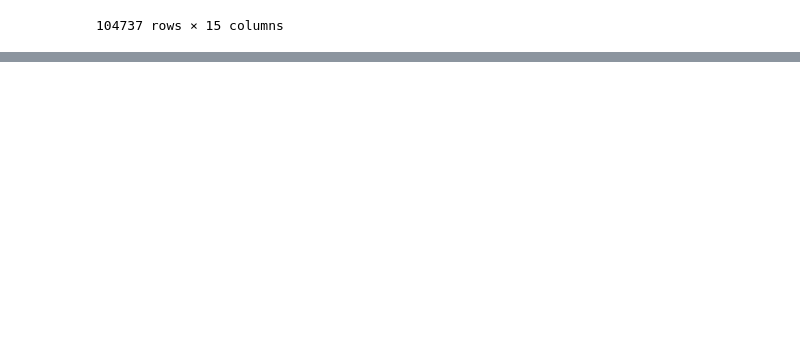
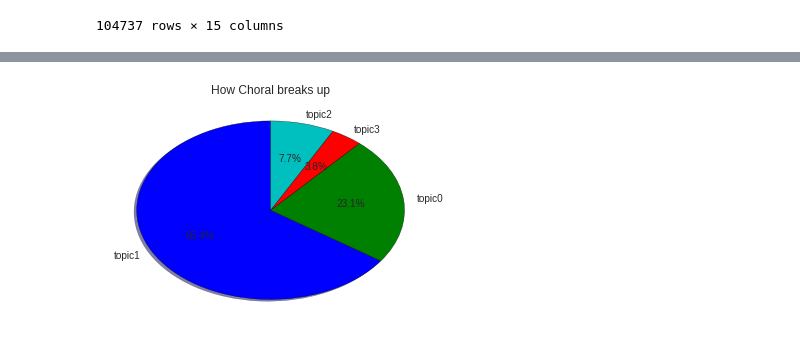
Before and after one commit to MichiganDataScienceTeam/ums-team-stroud, a Jupyter notebook: plots_deluxxx.ipynb, the cells around one changed output, grey strips where cells are left out. Cells and saved outputs as stored; diff of their text form; code cells hidden in the pictures; blank space fills up the shorter version.

```diff
--- a/plots_deluxxx.ipynb
+++ b/plots_deluxxx.ipynb
@@ -259,0 +441,4 @@ df
+# %%
+pie_from_counter(topic_similarity['Choral'], 'Chamber', 'How Choral breaks up')
+# %% [output]
+[figure, added]
```
Also changed, not shown: parts of 32 cells of this notebook, 2 other files.
